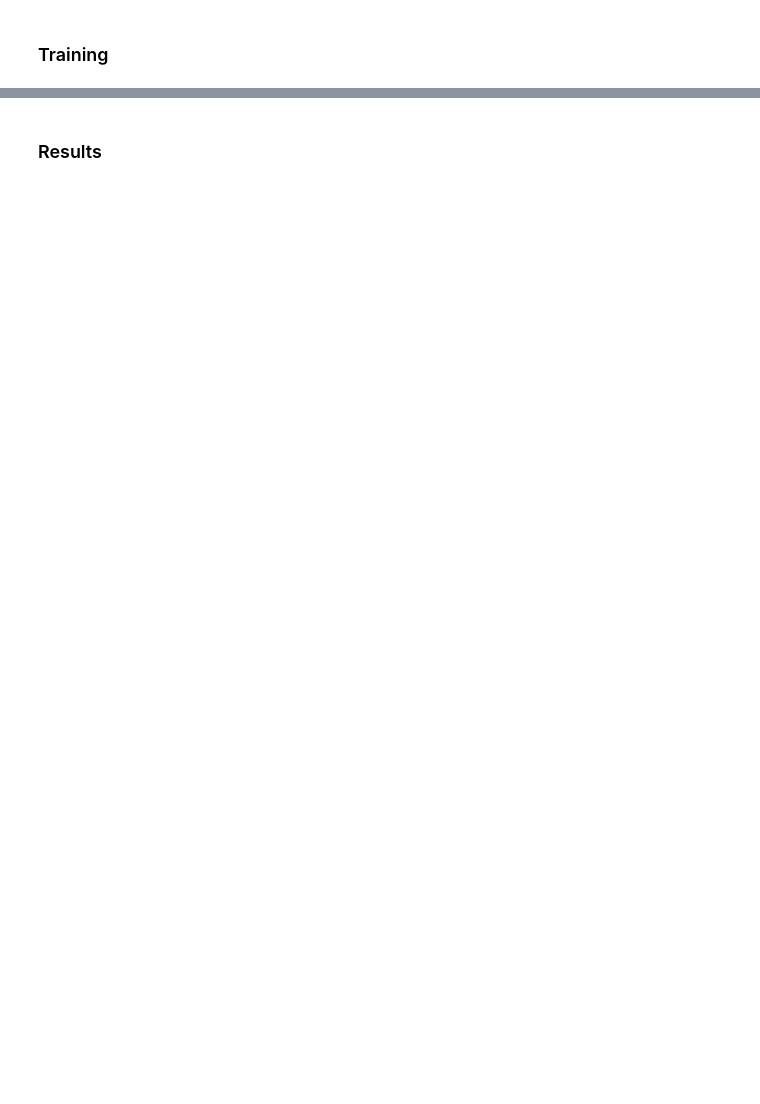
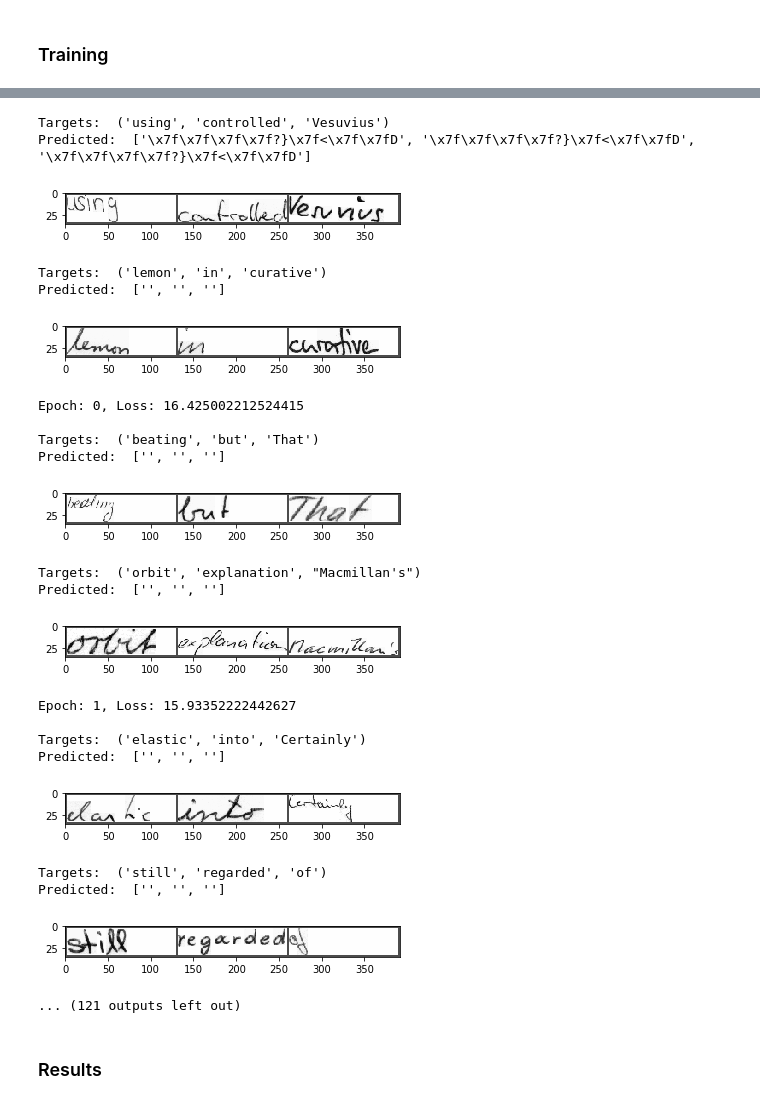
Before and after one commit to ericburdett/hwr, a Jupyter notebook: notebook.ipynb, the cells around one changed output, grey strips where cells are left out. Saved outputs shown, nothing was run; the diff lists cells and outputs as text; code cells hidden in the pictures; blank space fills up the shorter version.

Commit message:
Trained model with graphs

```diff
--- a/notebook.ipynb
+++ b/notebook.ipynb
@@ -44,7 +85,7 @@ assert torch.cuda.is_available(), "Request a GPU from Runtime > Change Runtime"
 ### Dataset
 # %%
 class IamDataset(Dataset):
-  def __init__(self, desired_size=(128, 512)):
+  def __init__(self, desired_size=(32, 128)):
     if not os.path.exists('/content/labels.csv'):
       raise Exception('Iam dataset does not exist in /content/labels.csv')
 
@@ -56,6 +97,7 @@ class IamDataset(Dataset):
     self.df = self.df.drop(self.df[self.df['transcription'] == '!'].index)
     self.df = self.df.drop(self.df[self.df['transcription'] == ','].index)
     self.df = self.df.drop(self.df[self.df['transcription'] == ';'].index)
+    self.df = self.df.drop(self.df[self.df['transcription'] == ':'].index)
     self.df = self.df.drop(self.df[self.df['transcription'] == ')'].index)
     self.df = self.df.drop(self.df[self.df['transcription'] == '('].index)
     self.df = self.df.reset_index()
@@ -147,6 +189,23 @@ class Encoder(nn.Module):
 
     return torch.tensor(charlists).long().unsqueeze(2).cuda()
 
+  def getStrings(tensor):
+    tensor = tensor.squeeze()
+
+    words = []
+
+    for indices in tensor:
+      word = ''
+
+      for index in indices:
+        if index.item() != 0:
+          letter = chr(index.item())
+          word += letter
+
+      words.append(word)
+
+    return words
+
   # input => (tuple of strings)
   def getEmbedding(words, embedding):
     rep = Encoder.getRepresentation(words)
@@ -155,10 +214,6 @@ class Encoder(nn.Module):
 
   def init_hidden(self, batch):
     return torch.zeros(self.layers * 2, batch, self.dim).cuda()
-
-  def weight_init(self, mean, std):
-      for m in self._modules:
-          normal_init(self._modules[m], mean, std)
 
   # input -> embedding
   def forward(self, embedding):
@@ -196,7 +251,6 @@ class Recognizer(nn.Module):
 
     # Maxpool
     self.mp = nn.MaxPool2d((32, 1))
-    # reshape out.view(-1, 512, 1)
 
     # Decoder
     self.gru1 = nn.GRU(128, self.hidden_size, self.num_layers, bidirectional=True, batch_first=True)
@@ -207,10 +261,6 @@ class Recognizer(nn.Module):
 
   def init_hidden(self, batch_size):
     return torch.zeros(self.num_layers * 2, batch_size, self.hidden_size)
-
-  def weight_init(self, mean, std):
-    for m in self._modules:
-        normal_init(self._modules[m], mean, std)
 
   # Input -> (Batch, 1, 128, 256)
   def forward(self, x):
@@ -256,0 +311,7 @@ class Recognizer(nn.Module):
+# %%
+
+r = Recognizer()
+img = torch.randn(2, 1, 32, 128)
+preds = r(img).permute(1, 0, 2)
+preds = preds.argmax(dim=2)
+Encoder.getStrings(preds)
@@ -319,0 +411,26 @@ IndentationError: ignored
+# %%
+recognizer, train_losses, val_losses = train()
+# %% [output]
+Targets:  ('using', 'controlled', 'Vesuvius')
+Predicted:  ['\x7f\x7f\x7f\x7f?}\x7f<\x7f\x7fD', '\x7f\x7f\x7f\x7f?}\x7f<\x7f\x7fD', '\x7f\x7f\x7f\x7f?}\x7f<\x7f\x7fD']
+[figure, added]
+Targets:  ('lemon', 'in', 'curative')
+Predicted:  ['', '', '']
+[figure, added]
+Epoch: 0, Loss: 16.425002212524415
+
+Targets:  ('beating', 'but', 'That')
+Predicted:  ['', '', '']
+[figure, added]
+Targets:  ('orbit', 'explanation', "Macmillan's")
+Predicted:  ['', '', '']
+[figure, added]
+Epoch: 1, Loss: 15.93352222442627
+
+Targets:  ('elastic', 'into', 'Certainly')
+Predicted:  ['', '', '']
+[figure, added]
+Targets:  ('still', 'regarded', 'of')
+Predicted:  ['', '', '']
+[figure, added]
+... (121 outputs left out)
```
Also changed, not shown: parts of 9 cells of this notebook.
